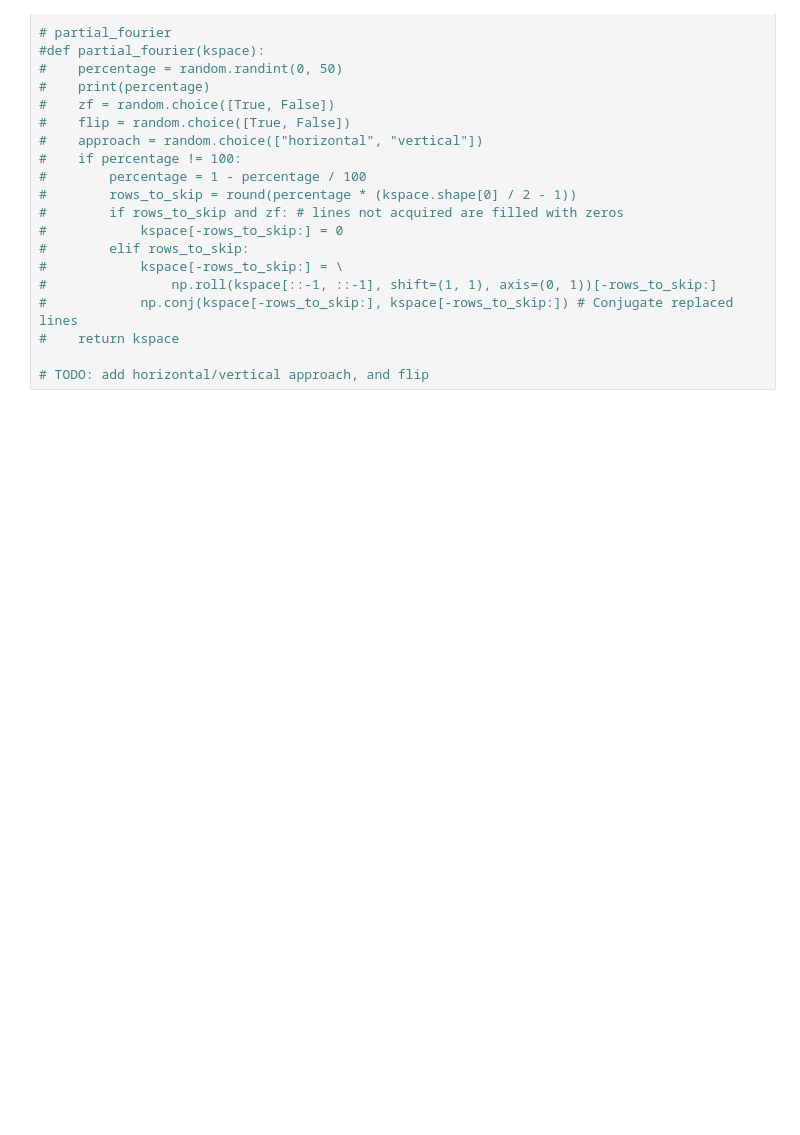
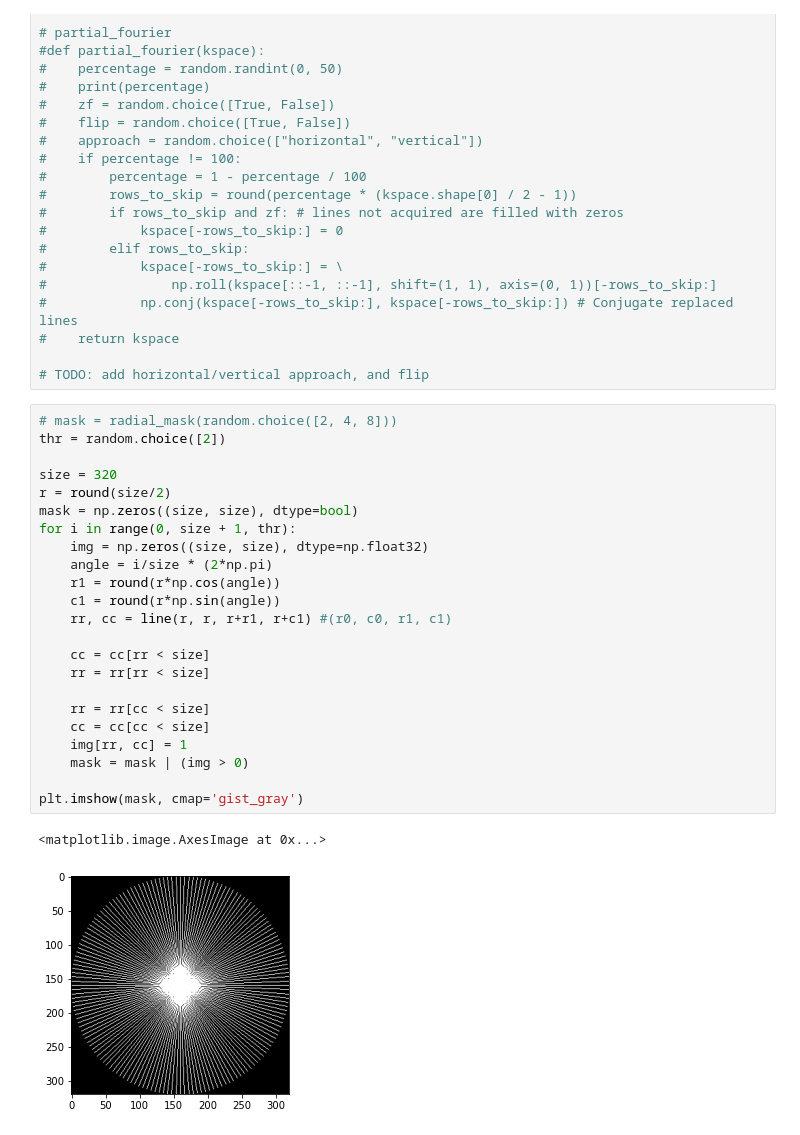
Before and after one commit to SimoneRuiter/artefacts, a Jupyter notebook: Trials.ipynb, the cells around one changed output. Saved outputs shown, nothing was run; the diff lists cells and outputs as text; blank space fills up the shorter version.

```diff
--- a/Trials.ipynb
+++ b/Trials.ipynb
@@ -567,3 +567,29 @@ plt.imshow(bias, interpolation='none', cmap='gist_gray')
 #    return kspace
 
 # TODO: add horizontal/vertical approach, and flip
+# %%
+# mask = radial_mask(random.choice([2, 4, 8]))
+thr = random.choice([2])
+
+size = 320
+r = round(size/2)
+mask = np.zeros((size, size), dtype=bool)
+for i in range(0, size + 1, thr):
+    img = np.zeros((size, size), dtype=np.float32)
+    angle = i/size * (2*np.pi)
+    r1 = round(r*np.cos(angle))
+    c1 = round(r*np.sin(angle))
+    rr, cc = line(r, r, r+r1, r+c1) #(r0, c0, r1, c1)
+
+    cc = cc[rr < size]
+    rr = rr[rr < size]
+
+    rr = rr[cc < size]
+    cc = cc[cc < size]
+    img[rr, cc] = 1
+    mask = mask | (img > 0)
+
+plt.imshow(mask, cmap='gist_gray')
+# %% [output]
+<matplotlib.image.AxesImage at 0x...>
+[figure, added]
```
Also changed, not shown: parts of 3 cells of this notebook, 3 other files.
